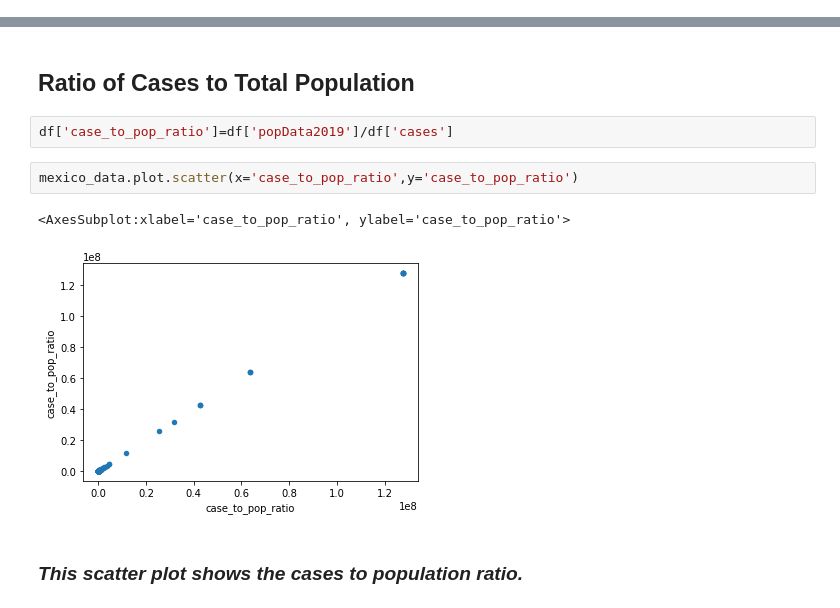
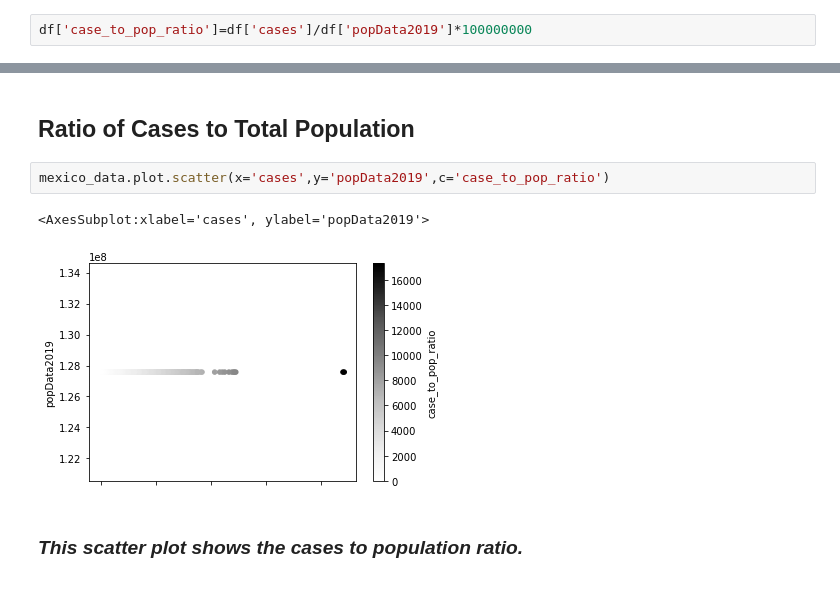
Before and after one commit to Lilcasscass/IA241, a Jupyter notebook: IA 241 Final Project.ipynb, the cells around one changed output, grey strips where cells are left out. Saved outputs shown, nothing was run; the diff lists cells and outputs as text.

```diff
--- a/IA 241 Final Project.ipynb
+++ b/IA 241 Final Project.ipynb
@@ -19,6 +19,8 @@ import pandas
 df = pandas.read_excel('s3://cassidy-ia241-2021spring/COVID-19-geographic-disbtribution-worldwide-2020-12-14(1).xls')
 # %% [markdown]
 ## Mexico's Data
+# %%
+df['case_to_pop_ratio']=df['cases']/df['popData2019']*100000000
 # %%
 mexico_data = df.loc[ df['countriesAndTerritories']=='Mexico' ]
 
@@ -39,13 +41,11 @@ mexico_data[:10]
 ### _This table shows 10 rows of data for Mexico and at the end (scroll to the right) you will see the ratio per day of cases to population._
 # %% [markdown]
 ## Ratio of Cases to Total Population
-# %%
-df['case_to_pop_ratio']=df['popData2019']/df['cases']
 # %%
-mexico_data.plot.scatter(x='case_to_pop_ratio',y='case_to_pop_ratio')
+mexico_data.plot.scatter(x='cases',y='popData2019',c='case_to_pop_ratio')
 # %% [output]
-<AxesSubplot:xlabel='case_to_pop_ratio', ylabel='case_to_pop_ratio'>
+<AxesSubplot:xlabel='cases', ylabel='popData2019'>
-[figure, old version]
+[figure, new version]
 # %% [markdown]
 ### _This scatter plot shows the cases to population ratio._
 # %% [markdown]
```
